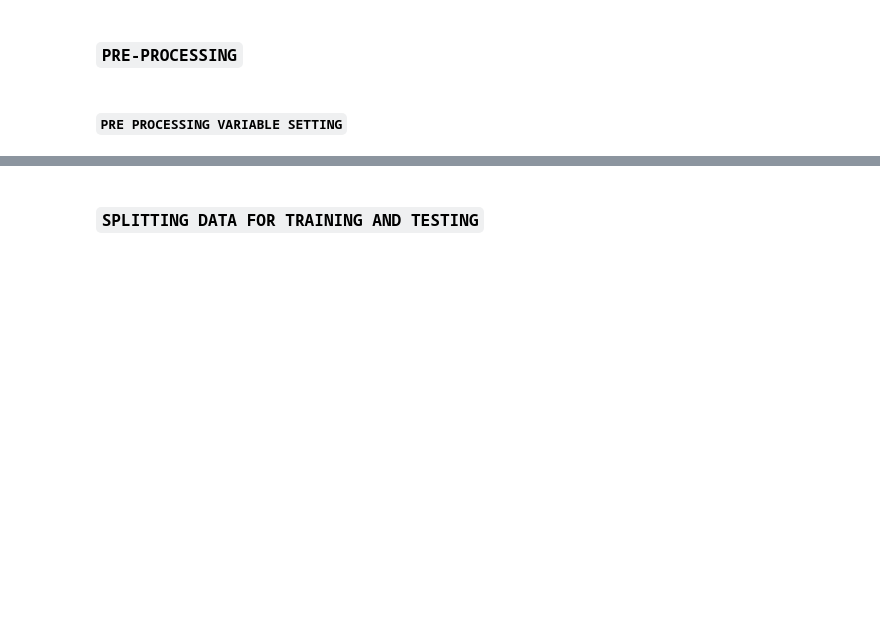
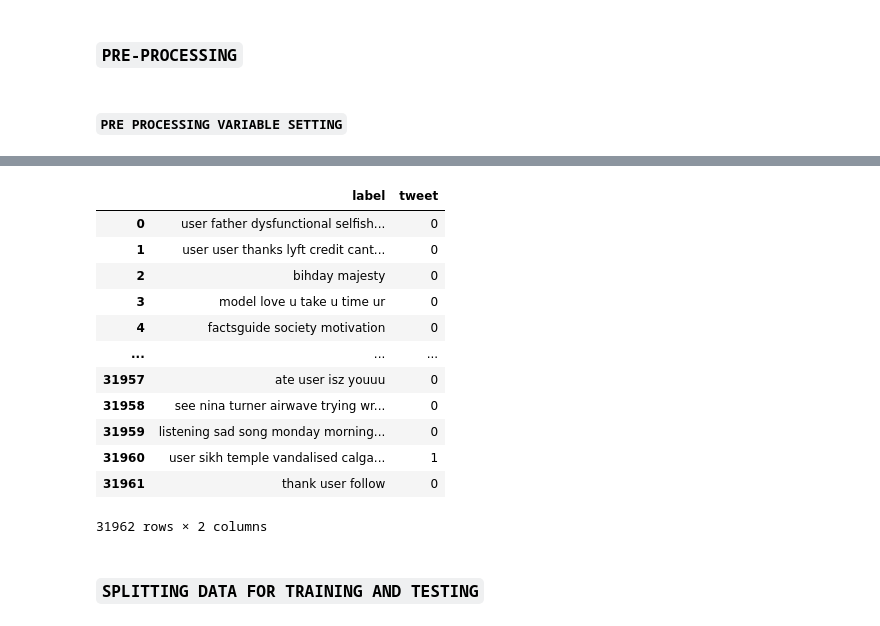
Before and after one commit to kyojin72/EDI-sem4-project, a Jupyter notebook: Machine learning models/LSTM/LSTM.ipynb, the cells around one changed output, grey strips where cells are left out. Drawn from its saved outputs; the diff is of its cells as text; code cells hidden in the pictures; blank space fills up the shorter version.

```diff
--- a/Machine learning models/LSTM/LSTM.ipynb
+++ b/Machine learning models/LSTM/LSTM.ipynb
@@ -248,3 +138,22 @@ pd.get_dummies (text.split ())
+# %%
+col_list=list(dataset.columns)
+dataset["label"],dataset["tweet"]=dataset["tweet"],dataset["label"]
+dataset.columns=col_list
+dataset
+# %% [output]
+|  | label | tweet |
+| 0 | user father dysfunctional selfish... | 0 |
+| 1 | user user thanks lyft credit cant... | 0 |
+| 2 | bihday majesty | 0 |
+| 3 | model love u take u time ur | 0 |
+| 4 | factsguide society motivation | 0 |
+| ... | ... | ... |
+| 31957 | ate user isz youuu | 0 |
+| 31958 | see nina turner airwave trying wr... | 0 |
+| 31959 | listening sad song monday morning... | 0 |
+| 31960 | user sikh temple vandalised calga... | 1 |
+| 31961 | thank user follow | 0 |
+31962 rows × 2 columns
 # %% [markdown]
 ### `SPLITTING DATA FOR TRAINING AND TESTING`
 # %% [markdown]
```
Also changed, not shown: parts of 18 cells of this notebook, 1 other file.
